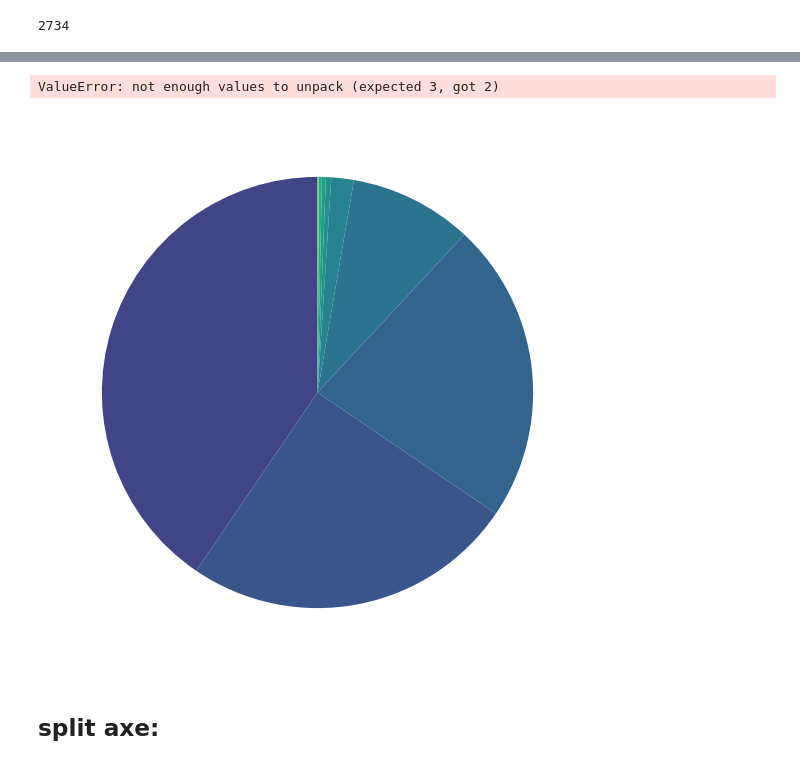
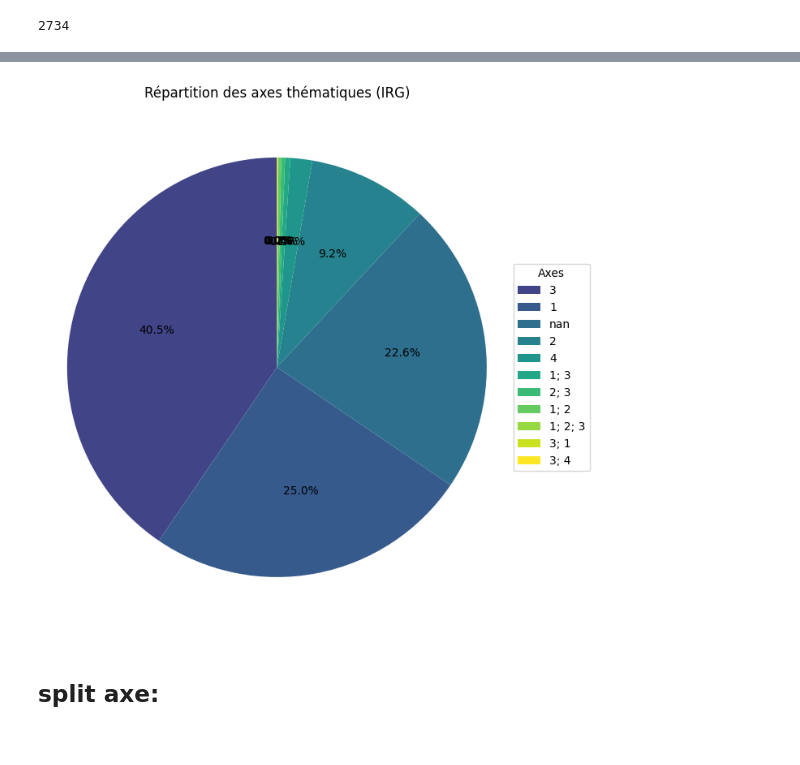
Before and after one commit to yeliu-dh/hal_insight, a Jupyter notebook: notebooks/test_multiaxe_3emb.ipynb, the cells around one changed output, grey strips where cells are left out. Cells and saved outputs as stored; diff of their text form; code cells hidden in the pictures.

Commit message:
scatterplot

```diff
--- a/notebooks/test_multiaxe_3emb.ipynb
+++ b/notebooks/test_multiaxe_3emb.ipynb
@@ -77,49 +29,32 @@ plt.show()
 # %%
 import matplotlib.pyplot as plt
 s_clean=df_all['axe'].value_counts(dropna=False)
-colors = plt.cm.viridis(np.linspace(0.2, 0.8, len(s_clean)))
+colors = plt.cm.viridis(np.linspace(0.2, 1, len(s_clean)))
 
 
 plt.figure(figsize=(7, 7))
 
 wedges, texts, autotexts = plt.pie(
     s_clean,
     autopct='%1.1f%%',
     startangle=90,
     colors=colors
 )
 
 plt.legend(
     wedges,
     s_clean.index,
     title="Axes",
     loc="center left",
     bbox_to_anchor=(1, 0.5)
 )
 
 plt.title("Répartition des axes thématiques (IRG)")
 plt.axis('equal')
 plt.tight_layout()
 plt.show()
-
-# plt.figure(figsize=(7, 7))
-
-# plt.pie(
-#     s_clean,
-#     labels=s_clean.index,
-#     autopct='%1.1f%%',
-#     startangle=90,
-#     pctdistance=0.7,     # 百分比靠里
-#     labeldistance=1.1    # 标签稍微拉开
-# )
-
-# plt.title("Répartition des axes thématiques (IRG)")
-# plt.axis('equal')  # 保证是圆形
-# plt.tight_layout()
-# plt.show()
 # %% [output]
-ValueError: not enough values to unpack (expected 3, got 2)
-[figure, old version]
+[figure, new version]
 # %%
 #
 # %% [markdown]
```
Also changed, not shown: parts of 1 cell of this notebook, 2 other files.
